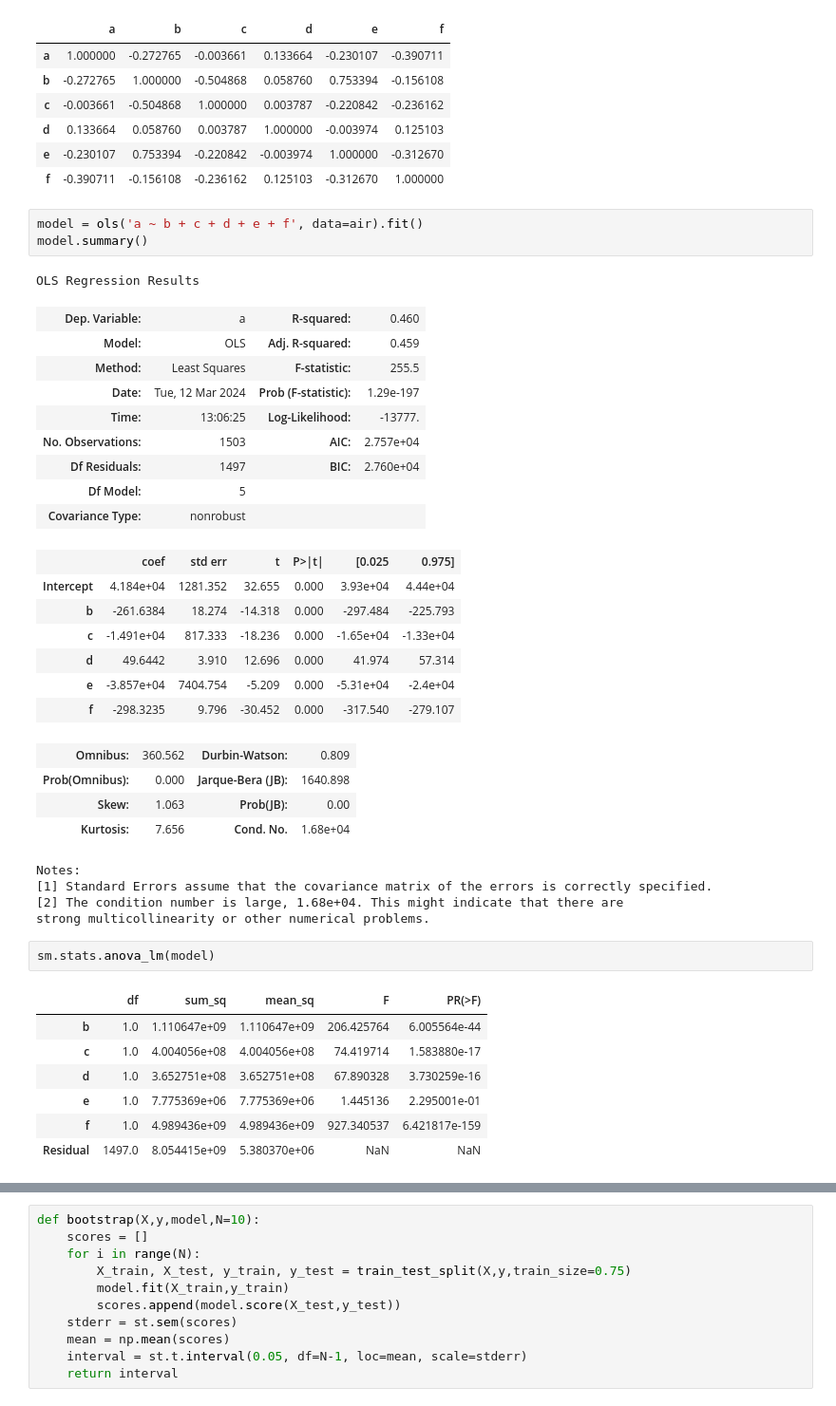
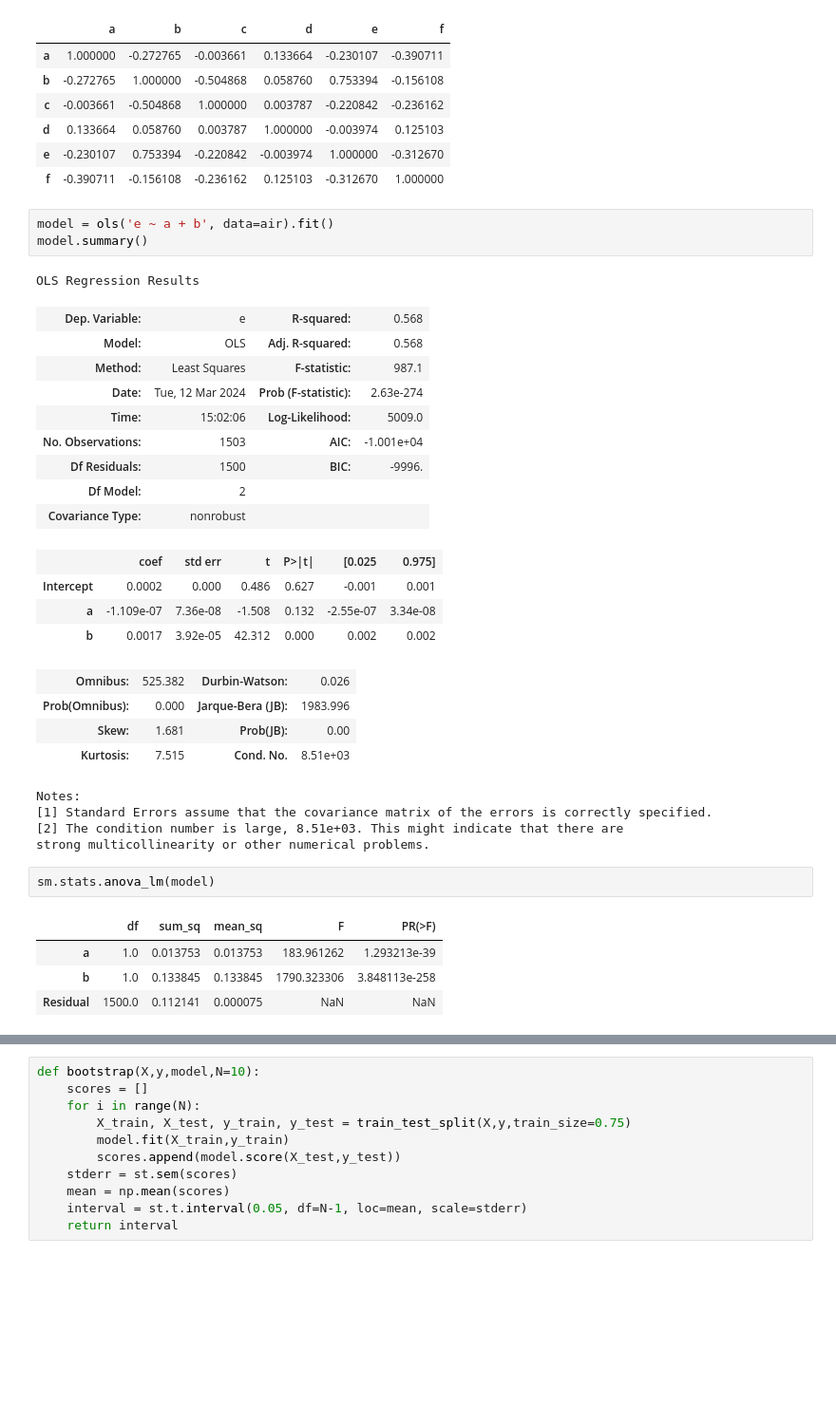
Before and after one commit to kaygun/2024-Spring-388E, a Jupyter notebook: lectures/lecture-05.ipynb, the cells around one changed output, grey strips where cells are left out. Shown: that part at 95% size. Saved outputs shown, nothing was run; the diff lists cells and outputs as text; blank space fills up the shorter version.

```diff
--- a/lectures/lecture-05.ipynb
+++ b/lectures/lecture-05.ipynb
@@ -80,42 +80,36 @@ air.corr()
 | e | -0.230107 | 0.753394 | -0.220842 | -0.003974 | 1.000000 | -0.312670 |
 | f | -0.390711 | -0.156108 | -0.236162 | 0.125103 | -0.312670 | 1.000000 |
 # %%
-model = ols('a ~ b + c + d + e + f', data=air).fit()
+model = ols('e ~ a + b', data=air).fit()
 model.summary()
 # %% [output]
 OLS Regression Results
-| Dep. Variable: | a | R-squared: | 0.460 |
-| Model: | OLS | Adj. R-squared: | 0.459 |
-| Method: | Least Squares | F-statistic: | 255.5 |
-| Date: | Tue, 12 Mar 2024 | Prob (F-statistic): | 1.29e-197 |
-| Time: | 13:06:25 | Log-Likelihood: | -13777. |
-| No. Observations: | 1503 | AIC: | 2.757e+04 |
-| Df Residuals: | 1497 | BIC: | 2.760e+04 |
-| Df Model: | 5 |  |  |
+| Dep. Variable: | e | R-squared: | 0.568 |
+| Model: | OLS | Adj. R-squared: | 0.568 |
+| Method: | Least Squares | F-statistic: | 987.1 |
+| Date: | Tue, 12 Mar 2024 | Prob (F-statistic): | 2.63e-274 |
+| Time: | 15:02:06 | Log-Likelihood: | 5009.0 |
+| No. Observations: | 1503 | AIC: | -1.001e+04 |
+| Df Residuals: | 1500 | BIC: | -9996. |
+| Df Model: | 2 |  |  |
 | Covariance Type: | nonrobust |  |  |
 |  | coef | std err | t | P>|t| | [0.025 | 0.975] |
-| Intercept | 4.184e+04 | 1281.352 | 32.655 | 0.000 | 3.93e+04 | 4.44e+04 |
-| b | -261.6384 | 18.274 | -14.318 | 0.000 | -297.484 | -225.793 |
-| c | -1.491e+04 | 817.333 | -18.236 | 0.000 | -1.65e+04 | -1.33e+04 |
-| d | 49.6442 | 3.910 | 12.696 | 0.000 | 41.974 | 57.314 |
-| e | -3.857e+04 | 7404.754 | -5.209 | 0.000 | -5.31e+04 | -2.4e+04 |
-| f | -298.3235 | 9.796 | -30.452 | 0.000 | -317.540 | -279.107 |
+| Intercept | 0.0002 | 0.000 | 0.486 | 0.627 | -0.001 | 0.001 |
+| a | -1.109e-07 | 7.36e-08 | -1.508 | 0.132 | -2.55e-07 | 3.34e-08 |
+| b | 0.0017 | 3.92e-05 | 42.312 | 0.000 | 0.002 | 0.002 |
-| Omnibus: | 360.562 | Durbin-Watson: | 0.809 |
-| Prob(Omnibus): | 0.000 | Jarque-Bera (JB): | 1640.898 |
-| Skew: | 1.063 | Prob(JB): | 0.00 |
-| Kurtosis: | 7.656 | Cond. No. | 1.68e+04 |
+| Omnibus: | 525.382 | Durbin-Watson: | 0.026 |
+| Prob(Omnibus): | 0.000 | Jarque-Bera (JB): | 1983.996 |
+| Skew: | 1.681 | Prob(JB): | 0.00 |
+| Kurtosis: | 7.515 | Cond. No. | 8.51e+03 |
 Notes:
 [1] Standard Errors assume that the covariance matrix of the errors is correctly specified.
-[2] The condition number is large, 1.68e+04. This might indicate that there are
+[2] The condition number is large, 8.51e+03. This might indicate that there are
 strong multicollinearity or other numerical problems.
 # %%
 sm.stats.anova_lm(model)
 # %% [output]
 |  | df | sum_sq | mean_sq | F | PR(>F) |
-| b | 1.0 | 1.110647e+09 | 1.110647e+09 | 206.425764 | 6.005564e-44 |
-| c | 1.0 | 4.004056e+08 | 4.004056e+08 | 74.419714 | 1.583880e-17 |
-| d | 1.0 | 3.652751e+08 | 3.652751e+08 | 67.890328 | 3.730259e-16 |
-| e | 1.0 | 7.775369e+06 | 7.775369e+06 | 1.445136 | 2.295001e-01 |
-| f | 1.0 | 4.989436e+09 | 4.989436e+09 | 927.340537 | 6.421817e-159 |
-| Residual | 1497.0 | 8.054415e+09 | 5.380370e+06 | NaN | NaN |
+| a | 1.0 | 0.013753 | 0.013753 | 183.961262 | 1.293213e-39 |
+| b | 1.0 | 0.133845 | 0.133845 | 1790.323306 | 3.848113e-258 |
+| Residual | 1500.0 | 0.112141 | 0.000075 | NaN | NaN |
 # %%
```
Also changed, not shown: parts of 22 cells of this notebook.
